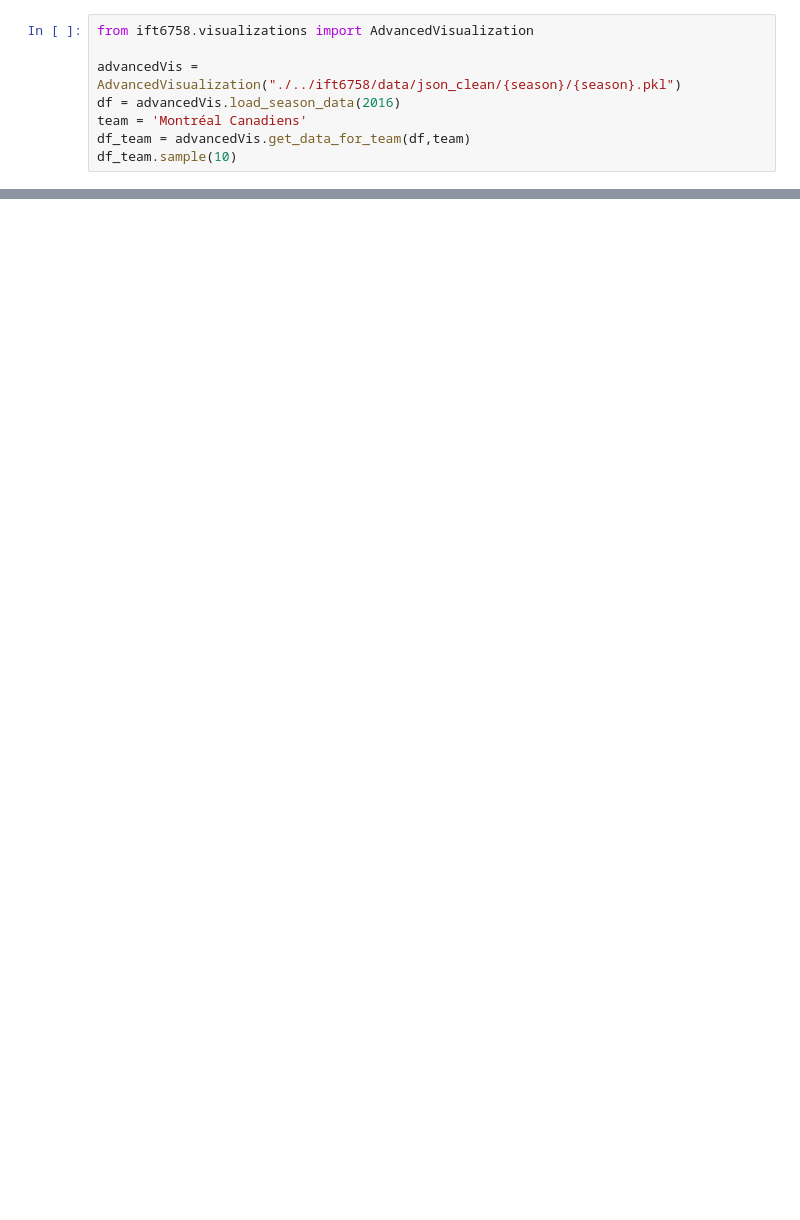
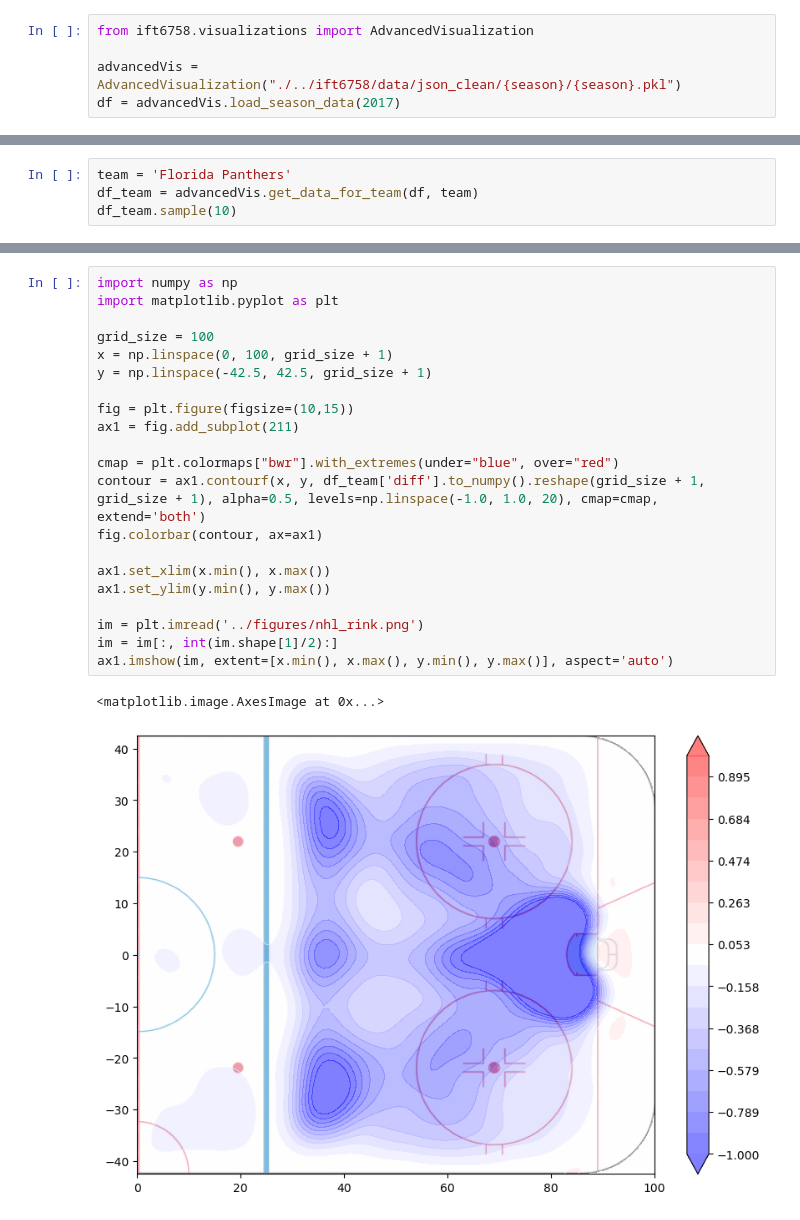
Before and after one commit to Jay-D13/IFT6758-A5-NHL, a Jupyter notebook: notebooks/Advanced visualization.ipynb, the cells around one changed output, grey strips where cells are left out. Drawn from its saved outputs; the diff is of its cells as text; blank space fills up the shorter version.

```diff
--- a/notebooks/Advanced visualization.ipynb
+++ b/notebooks/Advanced visualization.ipynb
@@ -2,7 +2,4 @@
 from ift6758.visualizations import AdvancedVisualization
 
 advancedVis = AdvancedVisualization("./../ift6758/data/json_clean/{season}/{season}.pkl")
-df = advancedVis.load_season_data(2016)
-team = 'Montréal Canadiens'
-df_team = advancedVis.get_data_for_team(df,team)
-df_team.sample(10)
+df = advancedVis.load_season_data(2017)
@@ -20,0 +20,4 @@ df_team.sample(10)
+# %%
+team = 'Florida Panthers'
+df_team = advancedVis.get_data_for_team(df, team)
+df_team.sample(10)
@@ -20,0 +36,24 @@ df_team.sample(10)
+# %%
+import numpy as np
+import matplotlib.pyplot as plt
+
+grid_size = 100
+x = np.linspace(0, 100, grid_size + 1)
+y = np.linspace(-42.5, 42.5, grid_size + 1)
+
+fig = plt.figure(figsize=(10,15))
+ax1 = fig.add_subplot(211)
+
+cmap = plt.colormaps["bwr"].with_extremes(under="blue", over="red")
+contour = ax1.contourf(x, y, df_team['diff'].to_numpy().reshape(grid_size + 1, grid_size + 1), alpha=0.5, levels=np.linspace(-1.0, 1.0, 20), cmap=cmap, extend='both')
+fig.colorbar(contour, ax=ax1)
+
+ax1.set_xlim(x.min(), x.max())
+ax1.set_ylim(y.min(), y.max())
+
+im = plt.imread('../figures/nhl_rink.png')
+im = im[:, int(im.shape[1]/2):]
+ax1.imshow(im, extent=[x.min(), x.max(), y.min(), y.max()], aspect='auto')
+# %% [output]
+<matplotlib.image.AxesImage at 0x...>
+[figure, added]
```
Also changed, not shown: parts of 3 cells of this notebook, 1 other file.
